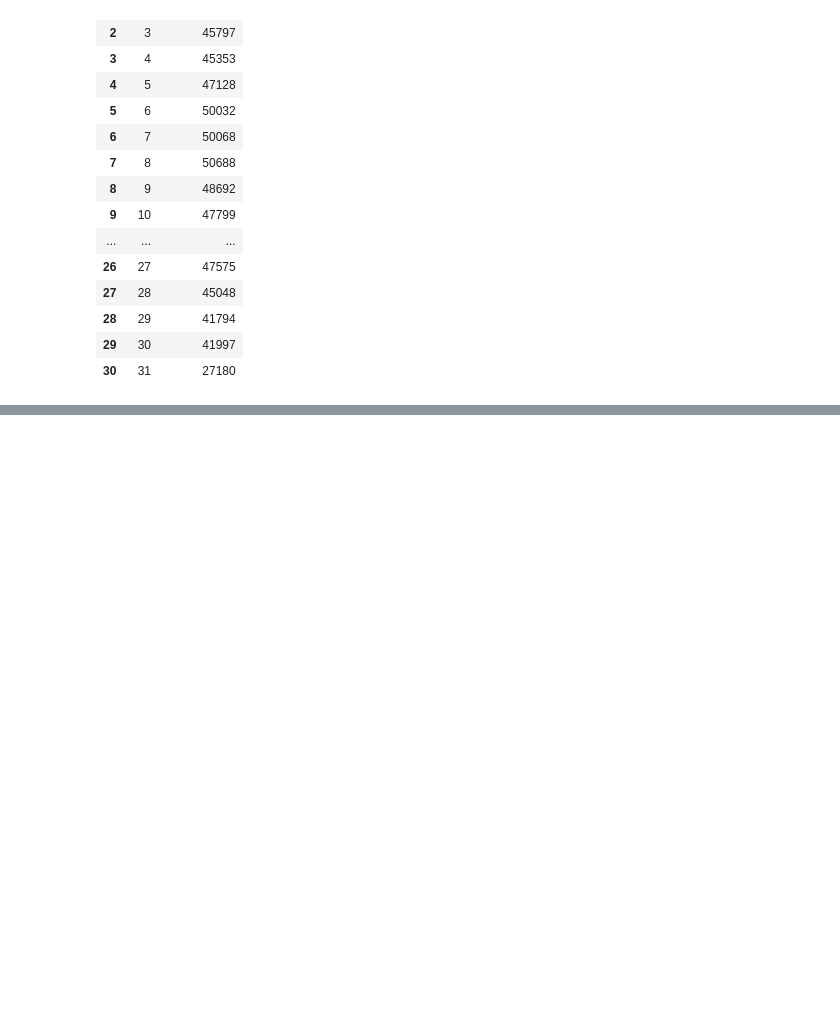
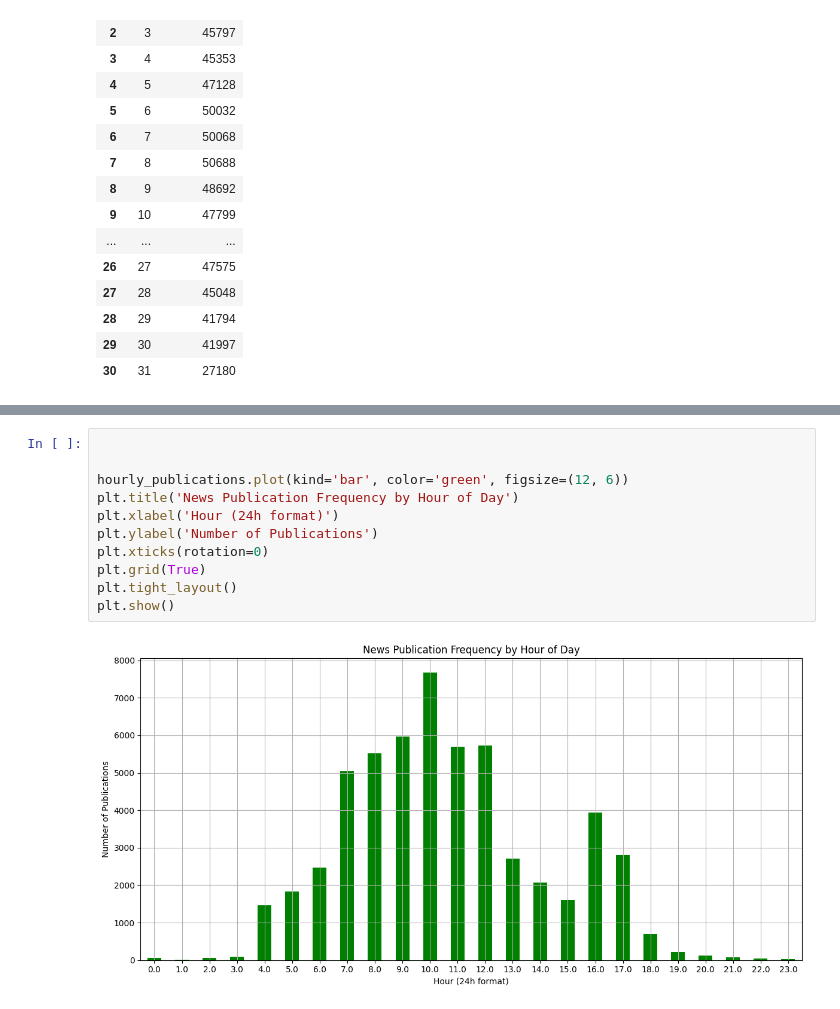
Before and after one commit to Filimon-H/Nova-Financial-Solutions_Forecasting, a Jupyter notebook: notebooks/EDA.ipynb, the cells around one changed output, grey strips where cells are left out. Saved outputs shown, nothing was run; the diff lists cells and outputs as text; blank space fills up the shorter version.

```diff
--- a/notebooks/EDA.ipynb
+++ b/notebooks/EDA.ipynb
@@ -562,0 +616,13 @@ time_series_data
+# %%
+
+
+hourly_publications.plot(kind='bar', color='green', figsize=(12, 6))
+plt.title('News Publication Frequency by Hour of Day')
+plt.xlabel('Hour (24h format)')
+plt.ylabel('Number of Publications')
+plt.xticks(rotation=0)
+plt.grid(True)
+plt.tight_layout()
+plt.show()
+# %% [output]
+[figure, added]
```
Also changed, not shown: parts of 9 cells of this notebook.
